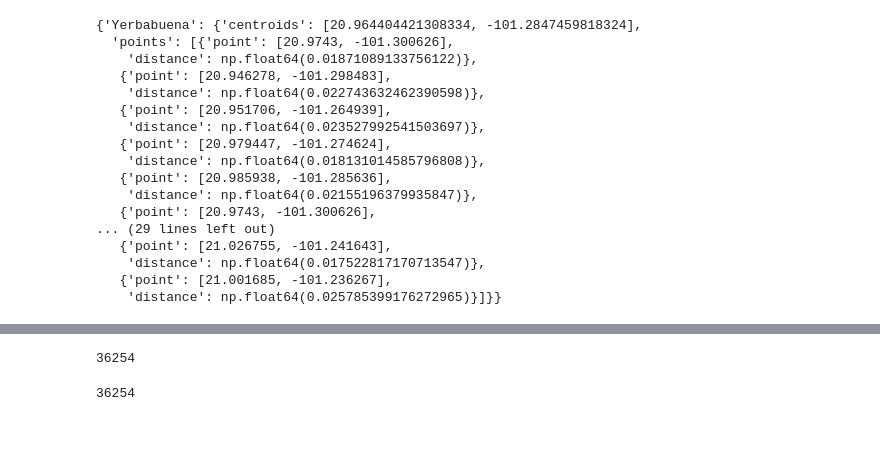
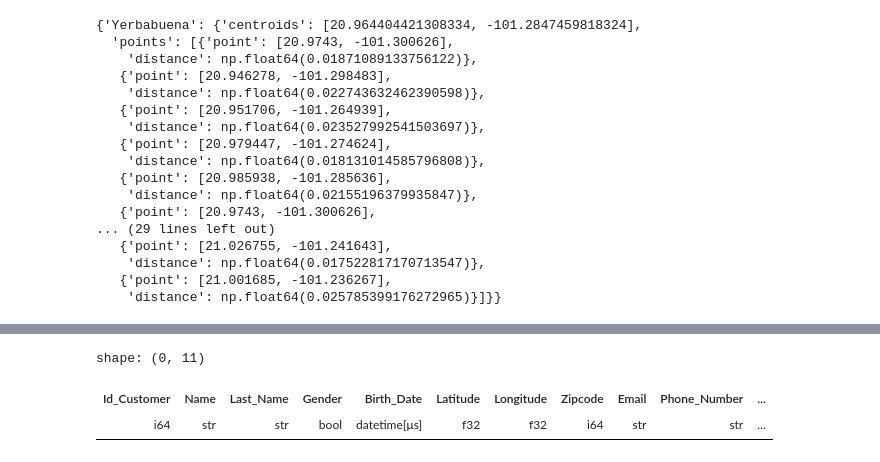
Before and after one commit to BrunoRodriguez274/Data_project, a Jupyter notebook: notebooks/customer_generator.ipynb, the cells around one changed output, grey strips where cells are left out. Cells and saved outputs as stored; diff of their text form; code cells hidden in the pictures; blank space fills up the shorter version.

```diff
--- a/notebooks/customer_generator.ipynb
+++ b/notebooks/customer_generator.ipynb
@@ -259,12 +276,12 @@ zone_distances
 # %%
-pl.DataFrame(customers_data, schema = {"Name": pl.String, "Last_Name": pl.String,  "Gender" : pl.Boolean, "Birth_Date" : pl.Datetime,
+pl.DataFrame([], schema = {"Id_Customer" :pl.Int64, "Name": pl.String, "Last_Name": pl.String,  "Gender" : pl.Boolean, "Birth_Date" : pl.Datetime,
                                         "Latitude": pl.Float32, "Longitude" : pl.Float32, "Zipcode" : pl.Int64 ,
-                                          "Email" : pl.String, "Phone_Number" : pl.String }, orient="row").write_csv("./customers.csv")
+                                          "Email" : pl.String, "Phone_Number" : pl.String,
+                                           "Status" : pl.String, "Updated_At" : pl.Datetime}, orient="row")#.write_csv("./customers.csv")
+# %% [output]
+shape: (0, 11)
+| Id_Customer | Name | Last_Name | Gender | Birth_Date | Latitude | Longitude | Zipcode | Email | Phone_Number | ... |
+| i64 | str | str | bool | datetime[μs] | f32 | f32 | i64 | str | str | ... |
-# %%
-get_zipcodes(20.998877268148007, -101.29015919031652)
-# %% [output]
-36254
-36254
 # %%
 [(['Concepción Beatriz', 'Holguín Viera', False, dt.datetime(1989, 5, 8, 0, 0), 20.969592145011994, -101.29737694453212, None, 'xxxxxxxb@gmail.com', '(473)558591485']),
  (['Susana Reina', 'Santiago Hernádez', False, dt.datetime(2011, 6, 16, 0, 0), 21.000917127857882, -101.27342527428762, None, 'cxxxxxxxs@hotmail.com', '(473)857677686']),
```
Also changed, not shown: parts of 9 cells of this notebook, 6 other files.
